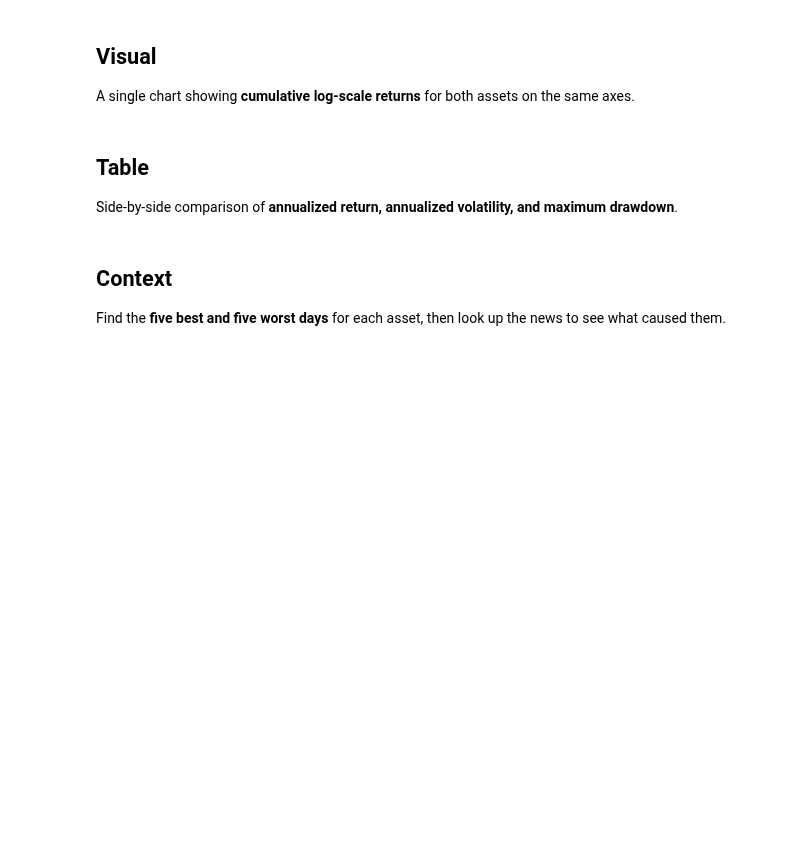
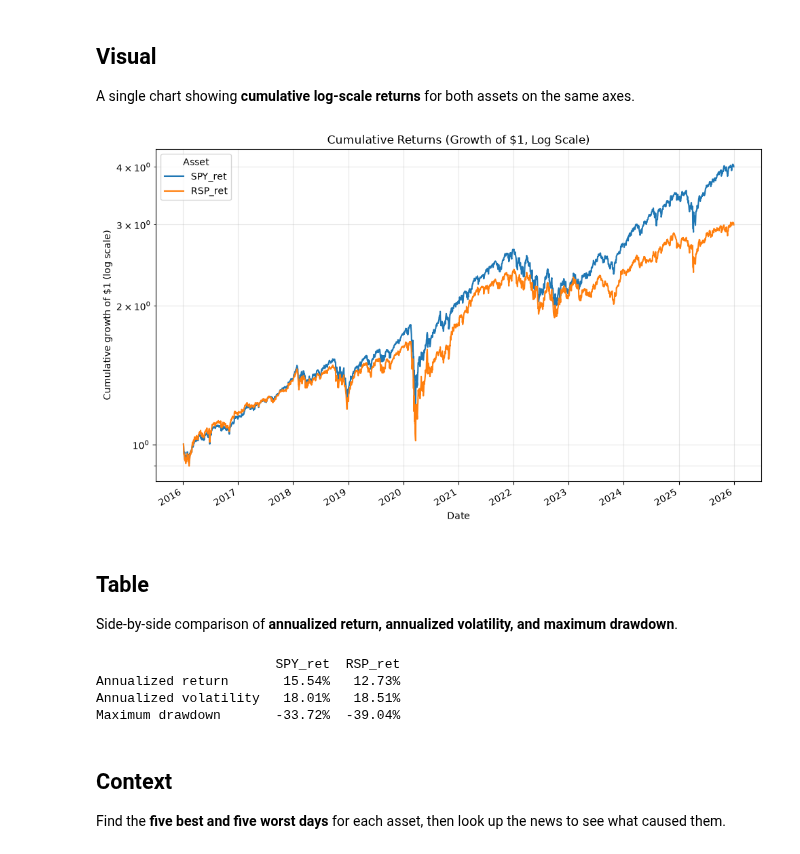
Before and after one commit to caiburin/OQG_education_proj, a Jupyter notebook: OQG/Project-Template/notebooks/week1_returns_and_risk.ipynb, the cells around one changed output. Saved outputs shown, nothing was run; the diff lists cells and outputs as text; code cells hidden in the pictures; blank space fills up the shorter version.

Commit message:
Week 1: returns and risk

```diff
--- a/OQG/Project-Template/notebooks/week1_returns_and_risk.ipynb
+++ b/OQG/Project-Template/notebooks/week1_returns_and_risk.ipynb
@@ -3,3 +3,23 @@
 Pull ten years of daily data for both assets and compute daily returns from the **Adjusted Close** price.
 # %%
 # Load your data from ../data/ (see the setup notebook)
+import pandas as pd
+import numpy as np
+import matplotlib.pyplot as plt
+
+TICKERS = ["SPY", "RSP"]    # <- change to your pair (exact Yahoo Finance tickers)
+SPY_prices = pd.read_csv(f"../data/{TICKERS[0]}.csv", index_col=0, parse_dates=True)
+RSP_prices = pd.read_csv(f"../data/{TICKERS[1]}.csv", index_col=0, parse_dates=True)
+SPY_prices.tail() #view last 5 rows as an example
+
+
+daily_ret_SPY = SPY_prices['Adj Close'].pct_change().dropna()
+daily_ret_RSP = RSP_prices['Adj Close'].pct_change().dropna()
+print(daily_ret_SPY.head()) #view first 5 rows as an example
+
+
+returns = pd.concat([daily_ret_SPY, daily_ret_RSP], axis=1, join="inner" ).dropna()
+returns.columns = ["SPY_ret", "RSP_ret"]
+
+print(returns.head())
+print(returns.shape)
@@ -6,9 +42,52 @@ Pull ten years of daily data for both assets and compute daily returns from the
 # %% [markdown]
 ## Visual
 A single chart showing **cumulative log-scale returns** for both assets on the same axes.
+# %%
+# Growth of $1 invested: cumulative product of (1 + simple return)
+growth = (1 + returns).cumprod()
+
+fig, ax = plt.subplots(figsize=(10, 6))
+growth.plot(ax=ax, linewidth=1.5)
+
+ax.set_yscale("log")                      # log-scale y-axis
+ax.set_title("Cumulative Returns (Growth of $1, Log Scale)")
+ax.set_xlabel("Date")
+ax.set_ylabel("Cumulative growth of $1 (log scale)")
+ax.grid(True, which="both", alpha=0.3)
+ax.legend(title="Asset")
+plt.tight_layout()
+plt.savefig("cumulative_returns.png", dpi=200)
+plt.show()
+# %% [output]
+[figure, added]
 # %% [markdown]
 ## Table
 Side-by-side comparison of **annualized return, annualized volatility, and maximum drawdown**.
+# %%
+# Annualized return (arithmetic: mean daily return x 252)
+ann_ret = returns.mean() * 252 # 252 trading days in a year
+
+# Annualized volatility
+ann_vol = returns.std() * np.sqrt(252)
+
+# Maximum drawdown: largest peak-to-trough fall of the growth-of-$1 curve (largest loss from a previous high)
+growth = (1 + returns).cumprod() # Makes change in price into a growth-of-$1 curve
+running_peak = growth.cummax()  # Tracks the highest value seen so far
+drawdown = growth / running_peak - 1  # Calculates the drawdown from the peak
+max_dd = drawdown.min()  # Finds the maximum drawdown (largest negative value)
+
+table = pd.DataFrame({
+    "Annualized return": ann_ret,
+    "Annualized volatility": ann_vol,
+    "Maximum drawdown": max_dd,
+}).T          # .T puts the metrics in rows and the assets side by side
+
+print((table * 100).round(2).astype(str) + "%") # make everything a percentage and round to 2 decimal places
+# %% [output]
+                       SPY_ret  RSP_ret
+Annualized return       15.54%   12.73%
+Annualized volatility   18.01%   18.51%
+Maximum drawdown       -33.72%  -39.04%
 # %% [markdown]
 ## Context
 Find the **five best and five worst days** for each asset, then look up the news to see what caused them.
```
Also changed, not shown: parts of 4 cells of this notebook, 1 other file.
